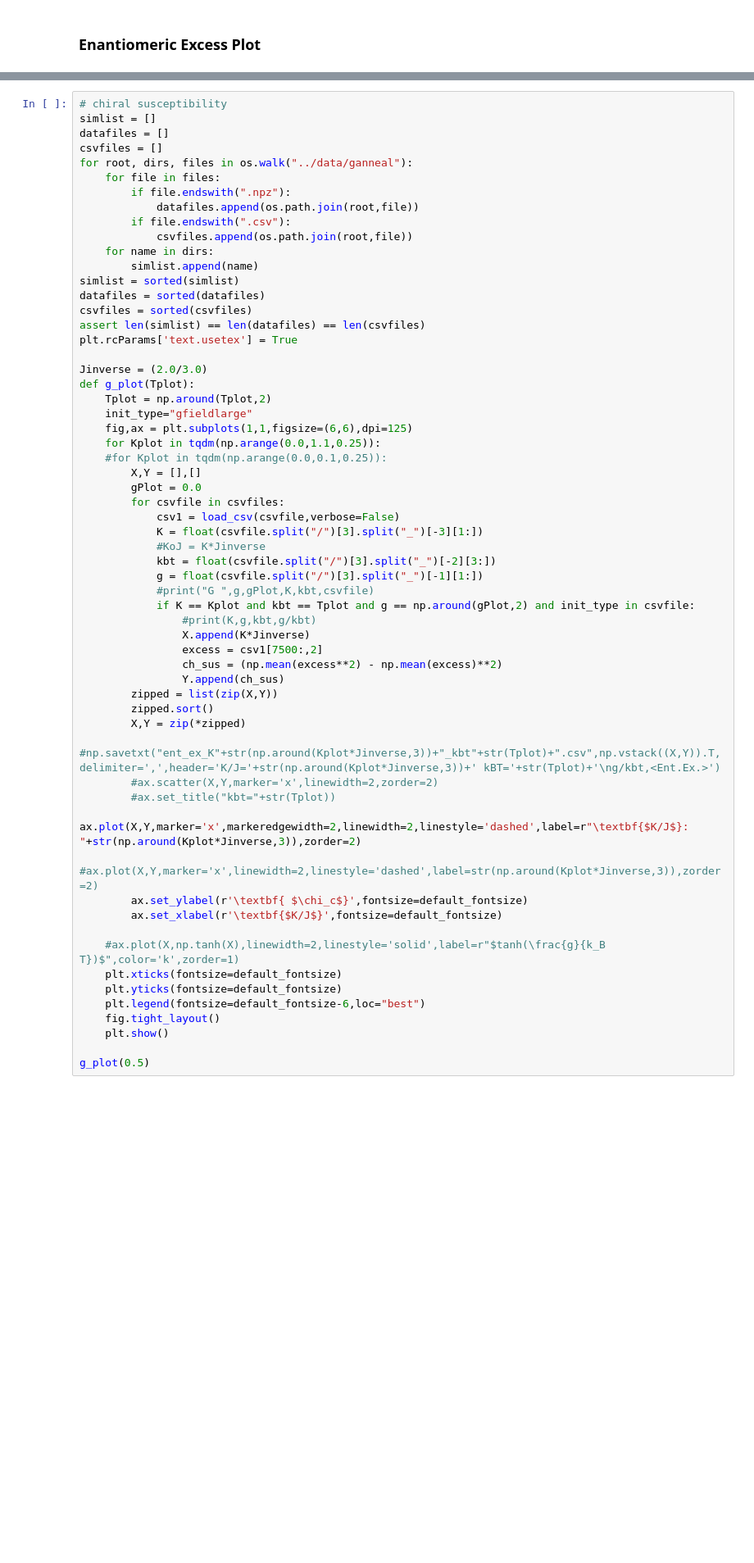
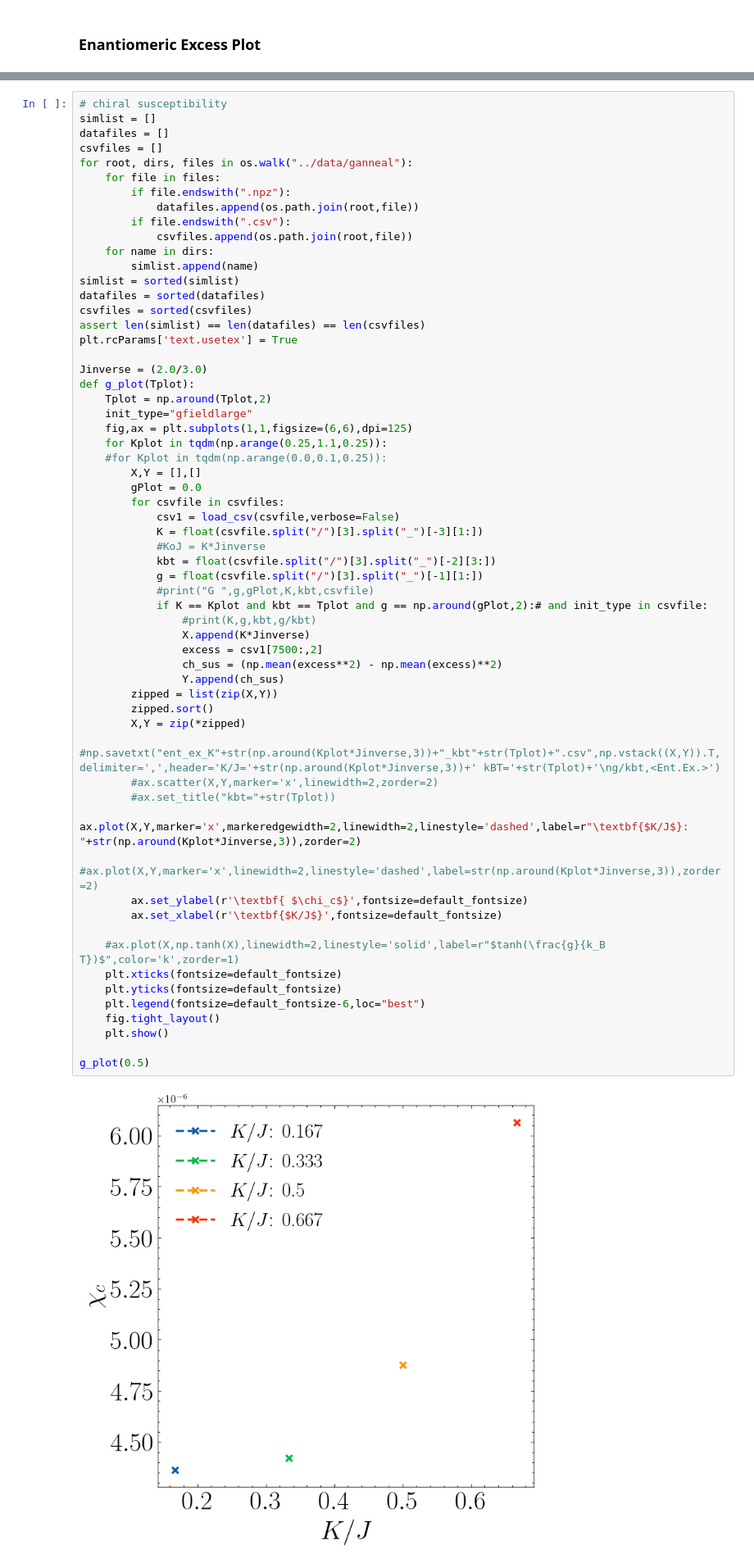
Before and after one commit to mdeutsc2/ChLLModel, a Jupyter notebook: notebooks/paper_plots.ipynb, the cells around one changed output, grey strips where cells are left out. Shown at 82% size. Cells and saved outputs as stored; diff of their text form; blank space fills up the shorter version.

```diff
--- a/notebooks/paper_plots.ipynb
+++ b/notebooks/paper_plots.ipynb
@@ -952,7 +969,7 @@ def g_plot(Tplot):
     Tplot = np.around(Tplot,2)
     init_type="gfieldlarge"
     fig,ax = plt.subplots(1,1,figsize=(6,6),dpi=125)
-    for Kplot in tqdm(np.arange(0.0,1.1,0.25)):
+    for Kplot in tqdm(np.arange(0.25,1.1,0.25)):
     #for Kplot in tqdm(np.arange(0.0,0.1,0.25)):
         X,Y = [],[]
         gPlot = 0.0
@@ -960,34 +977,36 @@ def g_plot(Tplot):
             csv1 = load_csv(csvfile,verbose=False)
             K = float(csvfile.split("/")[3].split("_")[-3][1:])
             #KoJ = K*Jinverse
             kbt = float(csvfile.split("/")[3].split("_")[-2][3:])
             g = float(csvfile.split("/")[3].split("_")[-1][1:])
             #print("G ",g,gPlot,K,kbt,csvfile)
-            if K == Kplot and kbt == Tplot and g == np.around(gPlot,2) and init_type in csvfile:
+            if K == Kplot and kbt == Tplot and g == np.around(gPlot,2):# and init_type in csvfile:
                 #print(K,g,kbt,g/kbt)
                 X.append(K*Jinverse)
                 excess = csv1[7500:,2]
                 ch_sus = (np.mean(excess**2) - np.mean(excess)**2)
                 Y.append(ch_sus)
         zipped = list(zip(X,Y))
         zipped.sort()
         X,Y = zip(*zipped)
         #np.savetxt("ent_ex_K"+str(np.around(Kplot*Jinverse,3))+"_kbt"+str(Tplot)+".csv",np.vstack((X,Y)).T,delimiter=',',header='K/J='+str(np.around(Kplot*Jinverse,3))+' kBT='+str(Tplot)+'\ng/kbt,<Ent.Ex.>')
         #ax.scatter(X,Y,marker='x',linewidth=2,zorder=2)
         #ax.set_title("kbt="+str(Tplot))
         ax.plot(X,Y,marker='x',markeredgewidth=2,linewidth=2,linestyle='dashed',label=r"\textbf{$K/J$}: "+str(np.around(Kplot*Jinverse,3)),zorder=2)
         #ax.plot(X,Y,marker='x',linewidth=2,linestyle='dashed',label=str(np.around(Kplot*Jinverse,3)),zorder=2)
         ax.set_ylabel(r'\textbf{ $\chi_c$}',fontsize=default_fontsize)
         ax.set_xlabel(r'\textbf{$K/J$}',fontsize=default_fontsize)
 
     #ax.plot(X,np.tanh(X),linewidth=2,linestyle='solid',label=r"$tanh(\frac{g}{k_B T})$",color='k',zorder=1)
     plt.xticks(fontsize=default_fontsize)
     plt.yticks(fontsize=default_fontsize)
     plt.legend(fontsize=default_fontsize-6,loc="best")
     fig.tight_layout()
     plt.show()
 
 g_plot(0.5)
+# %% [output]
+[figure, added]
 # %% [markdown]
 ### Hero Plots
 # %%
```
Also changed, not shown: parts of 4 cells of this notebook, 49 other files.
